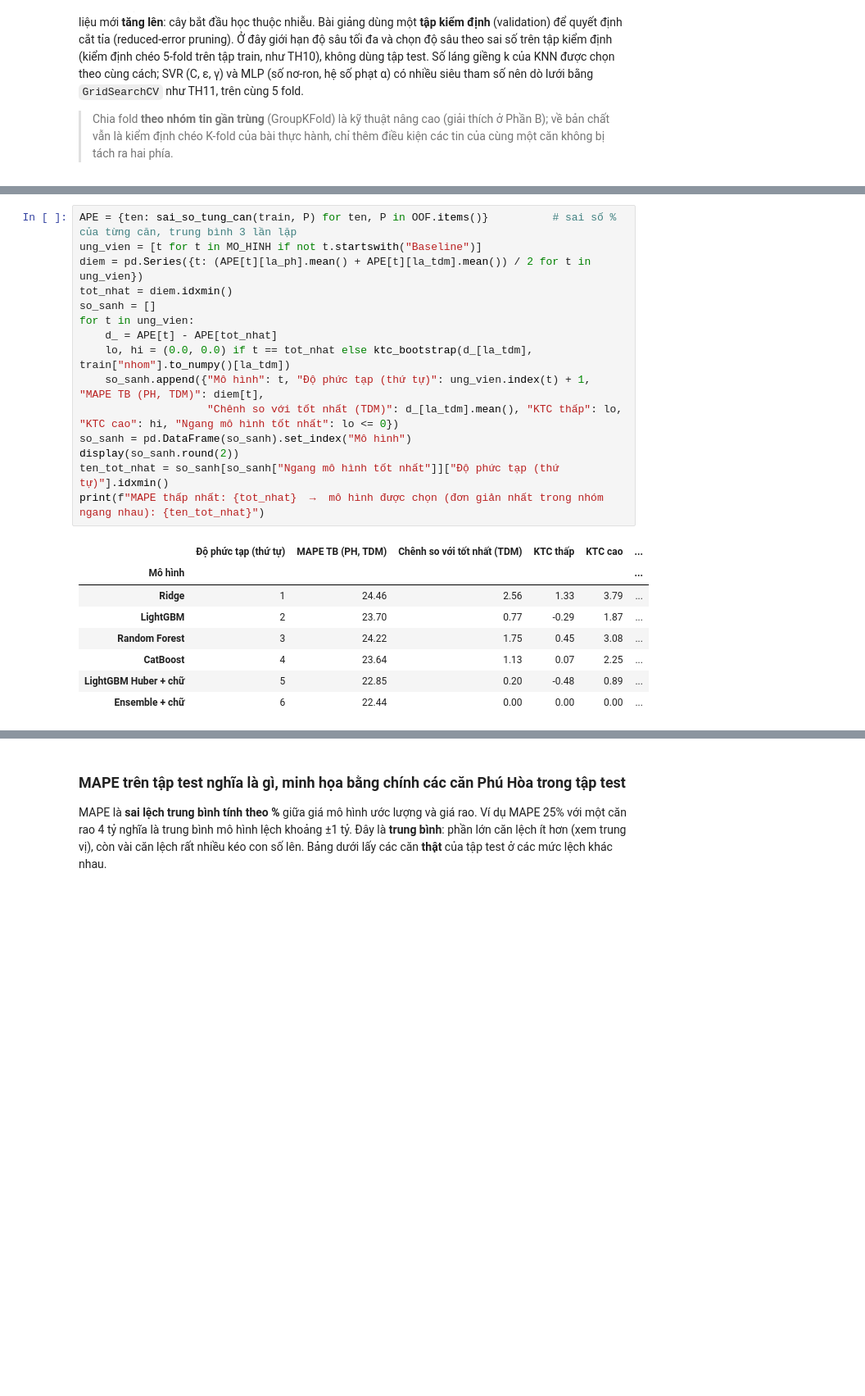
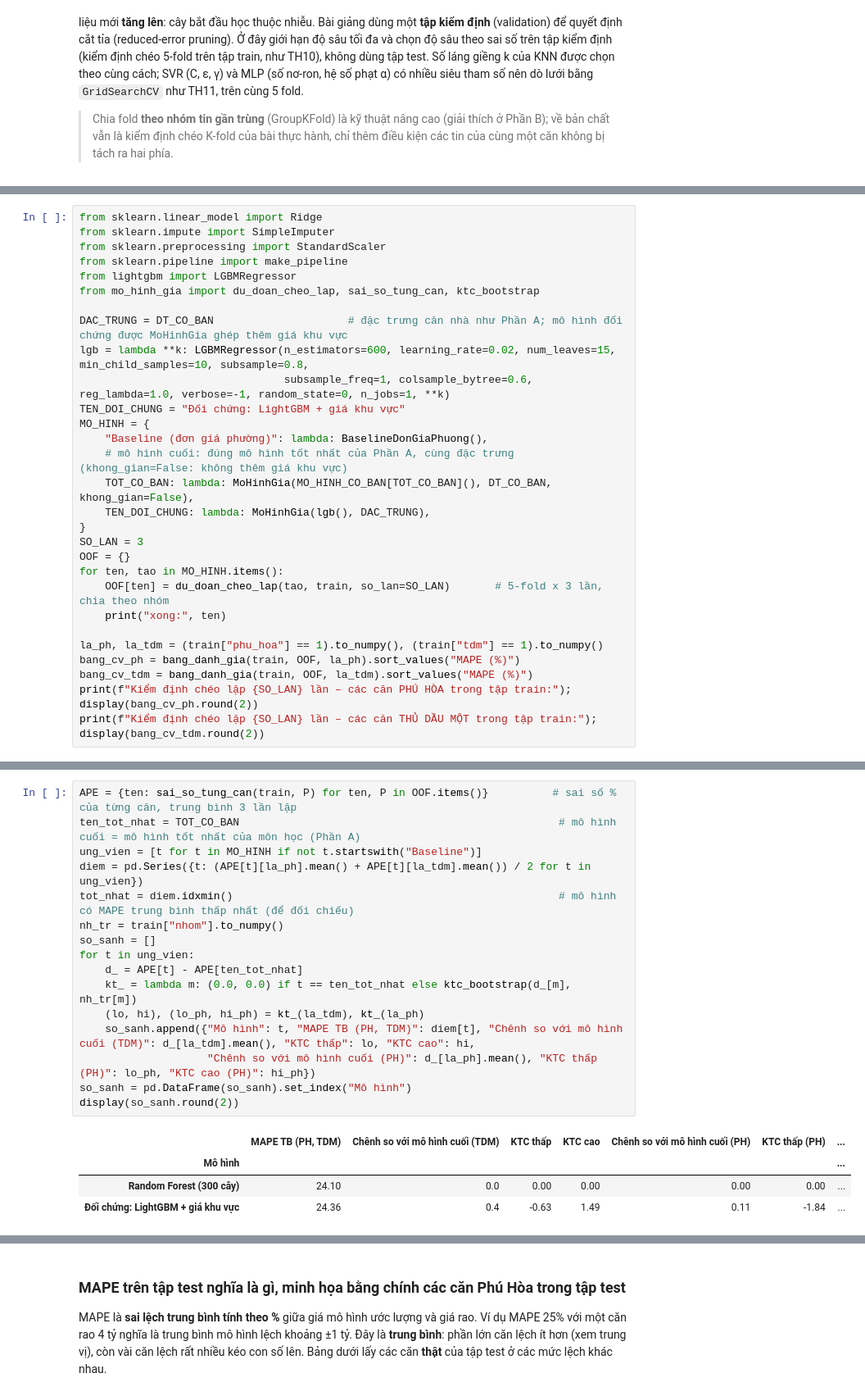
Before and after one commit to 2324801030095-cloud/Project_Du-doan-gia-nha, a Jupyter notebook: notebooks/2324801030095.ipynb, the cells around one changed output, grey strips where cells are left out. Shown at 82% size. Saved outputs shown, nothing was run; the diff lists cells and outputs as text; blank space fills up the shorter version.

```diff
--- a/notebooks/2324801030095.ipynb
+++ b/notebooks/2324801030095.ipynb
@@ -852,0 +778,29 @@ Kiểm định chéo lặp 3 lần – các căn THỦ DẦU MỘT trong tập t
+# %%
+from sklearn.linear_model import Ridge
+from sklearn.impute import SimpleImputer
+from sklearn.preprocessing import StandardScaler
+from sklearn.pipeline import make_pipeline
+from lightgbm import LGBMRegressor
+from mo_hinh_gia import du_doan_cheo_lap, sai_so_tung_can, ktc_bootstrap
+
+DAC_TRUNG = DT_CO_BAN                     # đặc trưng căn nhà như Phần A; mô hình đối chứng được MoHinhGia ghép thêm giá khu vực
+lgb = lambda **k: LGBMRegressor(n_estimators=600, learning_rate=0.02, num_leaves=15, min_child_samples=10, subsample=0.8,
+                                subsample_freq=1, colsample_bytree=0.6, reg_lambda=1.0, verbose=-1, random_state=0, n_jobs=1, **k)
+TEN_DOI_CHUNG = "Đối chứng: LightGBM + giá khu vực"
+MO_HINH = {
+    "Baseline (đơn giá phường)": lambda: BaselineDonGiaPhuong(),
+    # mô hình cuối: đúng mô hình tốt nhất của Phần A, cùng đặc trưng (khong_gian=False: không thêm giá khu vực)
+    TOT_CO_BAN: lambda: MoHinhGia(MO_HINH_CO_BAN[TOT_CO_BAN](), DT_CO_BAN, khong_gian=False),
+    TEN_DOI_CHUNG: lambda: MoHinhGia(lgb(), DAC_TRUNG),
+}
+SO_LAN = 3
+OOF = {}
+for ten, tao in MO_HINH.items():
+    OOF[ten] = du_doan_cheo_lap(tao, train, so_lan=SO_LAN)       # 5-fold x 3 lần, chia theo nhóm
+    print("xong:", ten)
+
+la_ph, la_tdm = (train["phu_hoa"] == 1).to_numpy(), (train["tdm"] == 1).to_numpy()
+bang_cv_ph = bang_danh_gia(train, OOF, la_ph).sort_values("MAPE (%)")
+bang_cv_tdm = bang_danh_gia(train, OOF, la_tdm).sort_values("MAPE (%)")
+print(f"Kiểm định chéo lặp {SO_LAN} lần – các căn PHÚ HÒA trong tập train:"); display(bang_cv_ph.round(2))
+print(f"Kiểm định chéo lặp {SO_LAN} lần – các căn THỦ DẦU MỘT trong tập train:"); display(bang_cv_tdm.round(2))
@@ -876,24 +840,21 @@ Mô hình đơn giản hơn thì dễ giải thích, chạy nhanh và ít rủi
 # %%
 APE = {ten: sai_so_tung_can(train, P) for ten, P in OOF.items()}          # sai số % của từng căn, trung bình 3 lần lặp
+ten_tot_nhat = TOT_CO_BAN                                                  # mô hình cuối = mô hình tốt nhất của môn học (Phần A)
 ung_vien = [t for t in MO_HINH if not t.startswith("Baseline")]
 diem = pd.Series({t: (APE[t][la_ph].mean() + APE[t][la_tdm].mean()) / 2 for t in ung_vien})
-tot_nhat = diem.idxmin()
+tot_nhat = diem.idxmin()                                                   # mô hình có MAPE trung bình thấp nhất (để đối chiếu)
+nh_tr = train["nhom"].to_numpy()
 so_sanh = []
 for t in ung_vien:
-    d_ = APE[t] - APE[tot_nhat]
-    lo, hi = (0.0, 0.0) if t == tot_nhat else ktc_bootstrap(d_[la_tdm], train["nhom"].to_numpy()[la_tdm])
-    so_sanh.append({"Mô hình": t, "Độ phức tạp (thứ tự)": ung_vien.index(t) + 1, "MAPE TB (PH, TDM)": diem[t],
-                    "Chênh so với tốt nhất (TDM)": d_[la_tdm].mean(), "KTC thấp": lo, "KTC cao": hi, "Ngang mô hình tốt nhất": lo <= 0})
+    d_ = APE[t] - APE[ten_tot_nhat]
+    kt_ = lambda m: (0.0, 0.0) if t == ten_tot_nhat else ktc_bootstrap(d_[m], nh_tr[m])
+    (lo, hi), (lo_ph, hi_ph) = kt_(la_tdm), kt_(la_ph)
+    so_sanh.append({"Mô hình": t, "MAPE TB (PH, TDM)": diem[t], "Chênh so với mô hình cuối (TDM)": d_[la_tdm].mean(), "KTC thấp": lo, "KTC cao": hi,
+                    "Chênh so với mô hình cuối (PH)": d_[la_ph].mean(), "KTC thấp (PH)": lo_ph, "KTC cao (PH)": hi_ph})
 so_sanh = pd.DataFrame(so_sanh).set_index("Mô hình")
 display(so_sanh.round(2))
-ten_tot_nhat = so_sanh[so_sanh["Ngang mô hình tốt nhất"]]["Độ phức tạp (thứ tự)"].idxmin()
-print(f"MAPE thấp nhất: {tot_nhat}  →  mô hình được chọn (đơn giản nhất trong nhóm ngang nhau): {ten_tot_nhat}")
 # %% [output]
-|  | Độ phức tạp (thứ tự) | MAPE TB (PH, TDM) | Chênh so với tốt nhất (TDM) | KTC thấp | KTC cao | ... |
-| Mô hình |  |  |  |  |  | ... |
-| Ridge | 1 | 24.46 | 2.56 | 1.33 | 3.79 | ... |
-| LightGBM | 2 | 23.70 | 0.77 | -0.29 | 1.87 | ... |
-| Random Forest | 3 | 24.22 | 1.75 | 0.45 | 3.08 | ... |
-| CatBoost | 4 | 23.64 | 1.13 | 0.07 | 2.25 | ... |
-| LightGBM Huber + chữ | 5 | 22.85 | 0.20 | -0.48 | 0.89 | ... |
-| Ensemble + chữ | 6 | 22.44 | 0.00 | 0.00 | 0.00 | ... |
+|  | MAPE TB (PH, TDM) | Chênh so với mô hình cuối (TDM) | KTC thấp | KTC cao | Chênh so với mô hình cuối (PH) | KTC thấp (PH) | ... |
+| Mô hình |  |  |  |  |  |  | ... |
+| Random Forest (300 cây) | 24.10 | 0.0 | 0.00 | 0.00 | 0.00 | 0.00 | ... |
+| Đối chứng: LightGBM + giá khu vực | 24.36 | 0.4 | -0.63 | 1.49 | 0.11 | -1.84 | ... |
```
Also changed, not shown: parts of 60 cells of this notebook, 53 other files.
